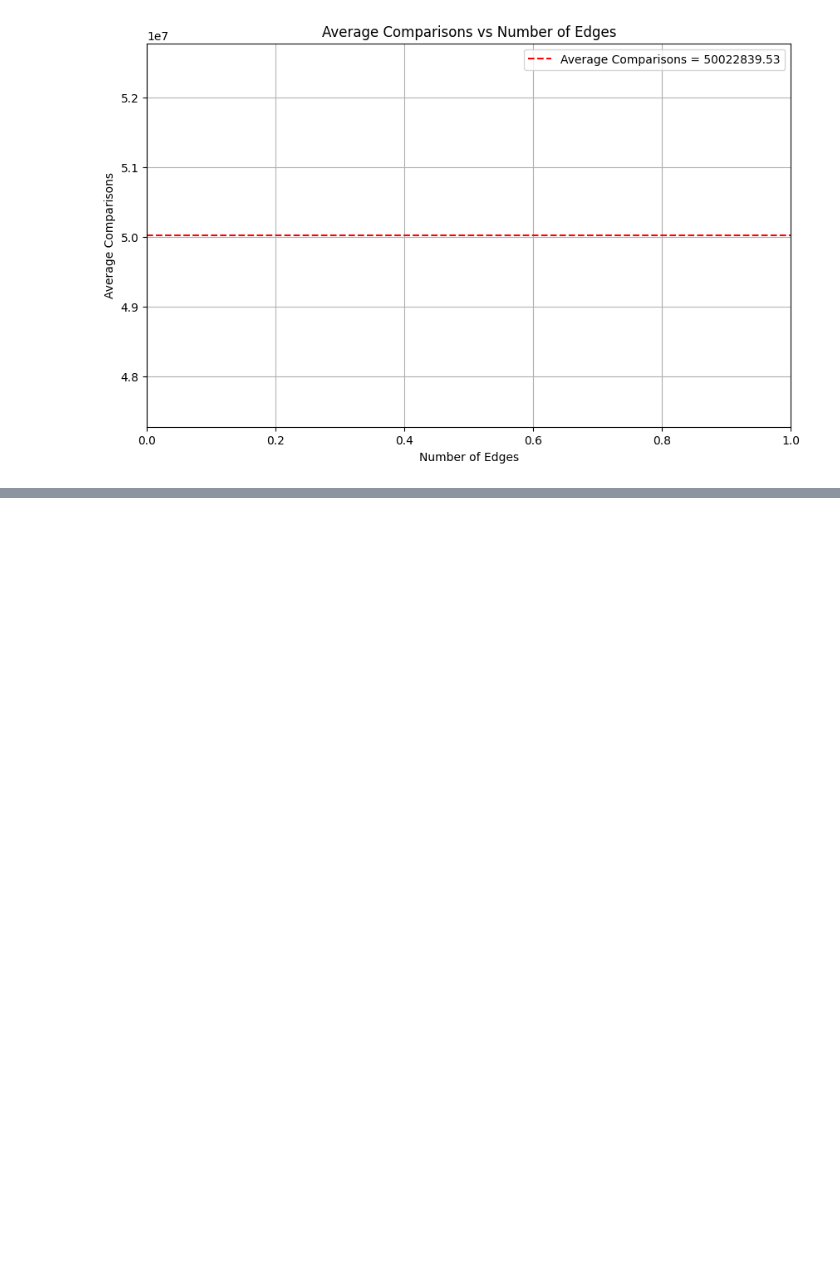
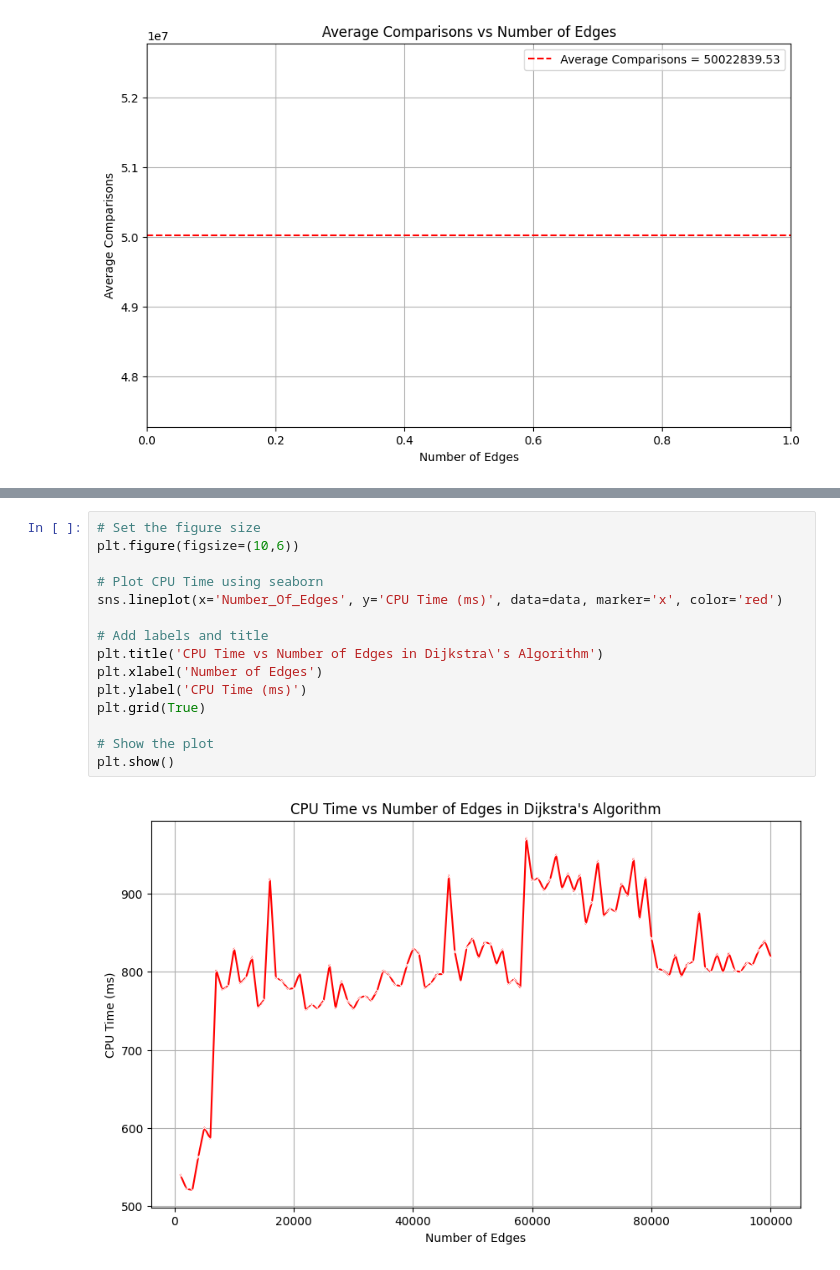
Before and after one commit to Cheokerinos/SC2001_Projects, a Jupyter notebook: Project_2/Matrix_Fixed_V_Vary_E.ipynb, the cells around one changed output, grey strips where cells are left out. Saved outputs shown, nothing was run; the diff lists cells and outputs as text; blank space fills up the shorter version.

Commit message:
Finished graphs for both cases in Part (A). Might add additional comments later

```diff
--- a/Project_2/Matrix_Fixed_V_Vary_E.ipynb
+++ b/Project_2/Matrix_Fixed_V_Vary_E.ipynb
@@ -67,0 +74,17 @@ Overall Average Comparisons: 50022839.53
+# %%
+# Set the figure size
+plt.figure(figsize=(10,6))
+
+# Plot CPU Time using seaborn
+sns.lineplot(x='Number_Of_Edges', y='CPU Time (ms)', data=data, marker='x', color='red')
+
+# Add labels and title
+plt.title('CPU Time vs Number of Edges in Dijkstra\'s Algorithm')
+plt.xlabel('Number of Edges')
+plt.ylabel('CPU Time (ms)')
+plt.grid(True)
+
+# Show the plot
+plt.show()
+# %% [output]
+[figure, added]
```
Also changed, not shown: parts of 1 cell of this notebook, 1 other file.
